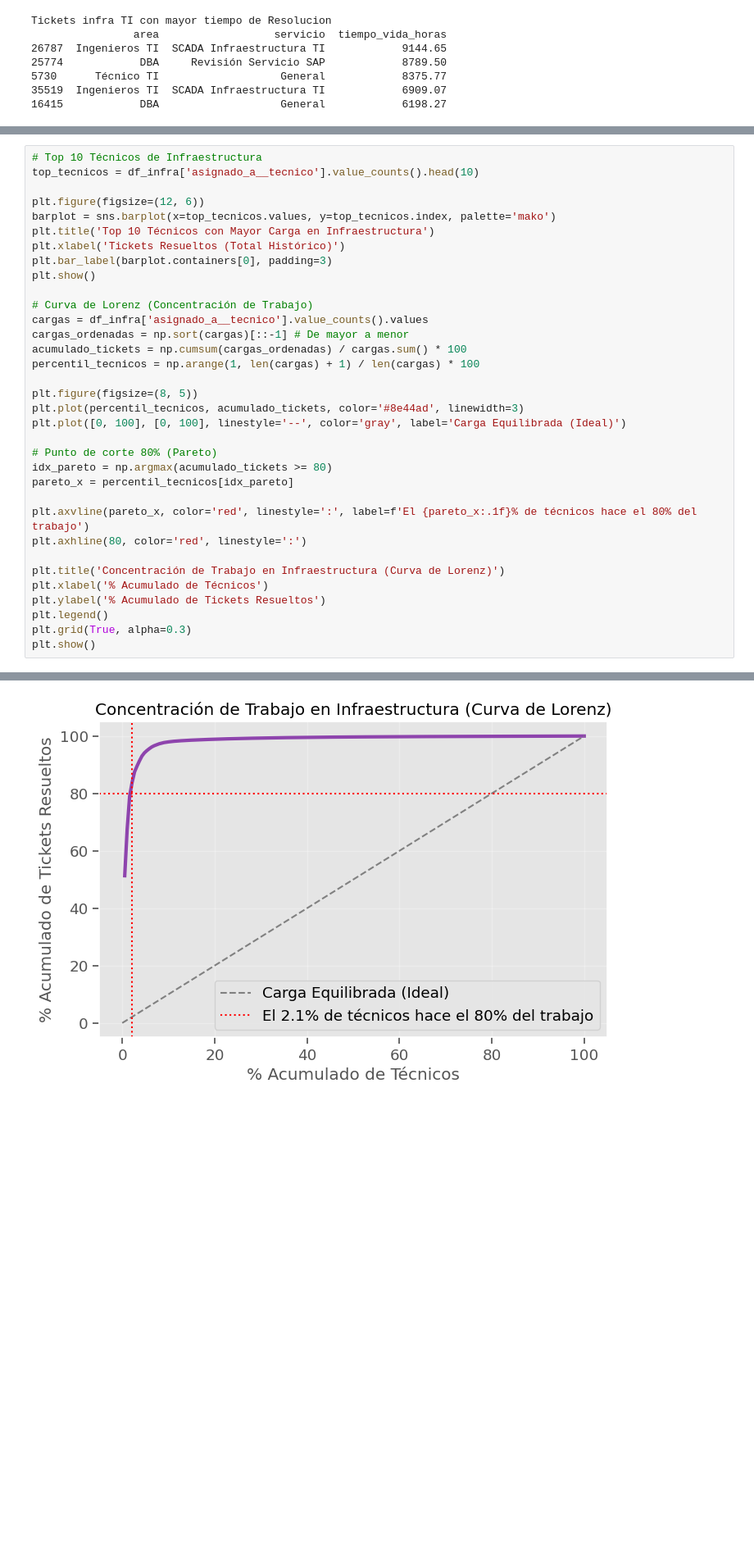
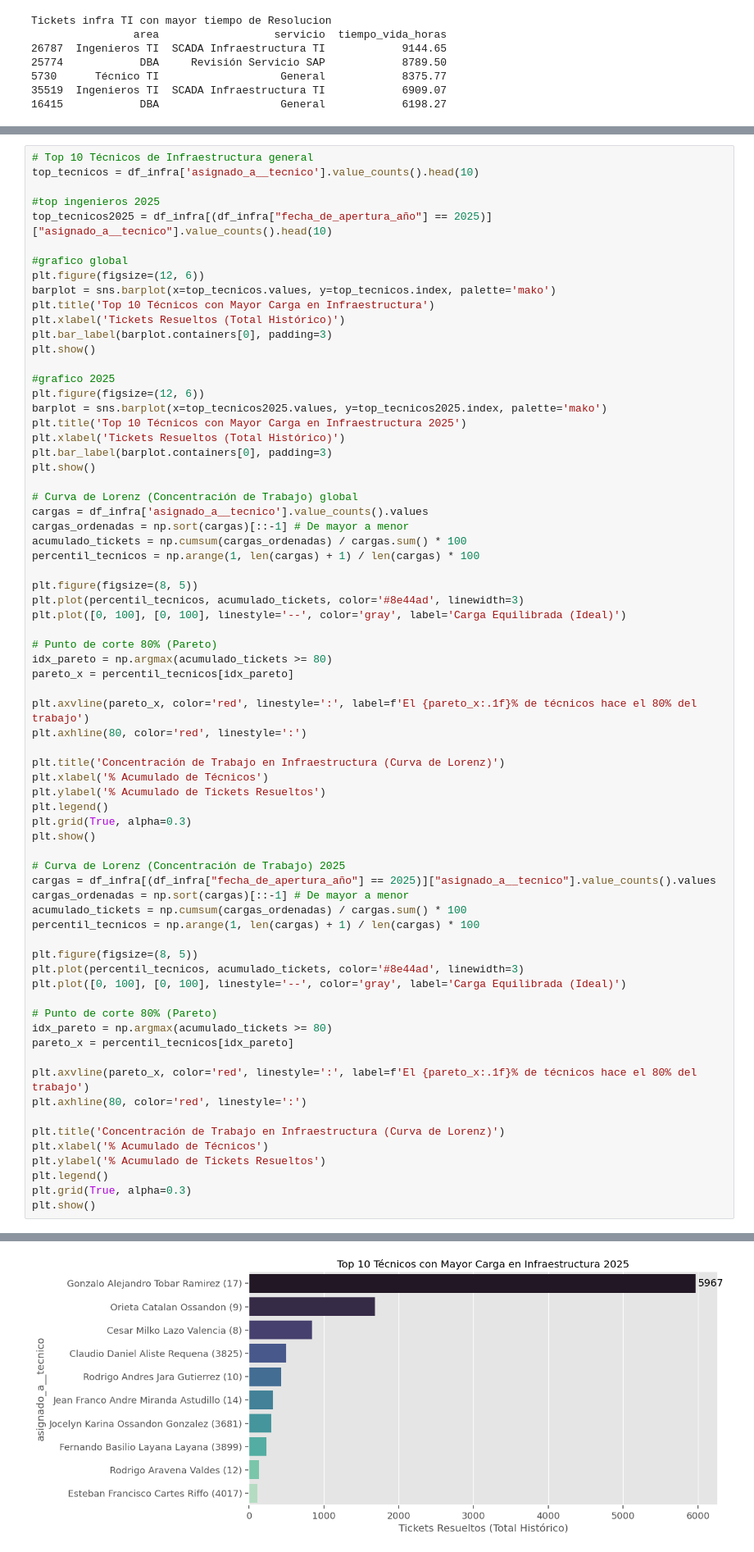
Before and after one commit to NicoFuentese/historical-analysis-management-tickets, a Jupyter notebook: notebooks/3.1-EDA_Infraestructura-TI.ipynb, the cells around one changed output, grey strips where cells are left out. Shown at 82% size. Drawn from its saved outputs; the diff is of its cells as text; blank space fills up the shorter version.

Commit message:
finiquitacion EDA infra TI

```diff
--- a/notebooks/3.1-EDA_Infraestructura-TI.ipynb
+++ b/notebooks/3.1-EDA_Infraestructura-TI.ipynb
@@ -253,7 +269,11 @@ Sin Categoria       64           68.70                 2                32.00
 # %%
-# Top 10 Técnicos de Infraestructura
+# Top 10 Técnicos de Infraestructura general
 top_tecnicos = df_infra['asignado_a__tecnico'].value_counts().head(10)
 
+#top ingenieros 2025
+top_tecnicos2025 = df_infra[(df_infra["fecha_de_apertura_año"] == 2025)]["asignado_a__tecnico"].value_counts().head(10)
+
+#grafico global
 plt.figure(figsize=(12, 6))
 barplot = sns.barplot(x=top_tecnicos.values, y=top_tecnicos.index, palette='mako')
 plt.title('Top 10 Técnicos con Mayor Carga en Infraestructura')
@@ -261,7 +281,15 @@ plt.xlabel('Tickets Resueltos (Total Histórico)')
 plt.bar_label(barplot.containers[0], padding=3)
 plt.show()
 
-# Curva de Lorenz (Concentración de Trabajo)
+#grafico 2025
+plt.figure(figsize=(12, 6))
+barplot = sns.barplot(x=top_tecnicos2025.values, y=top_tecnicos2025.index, palette='mako')
+plt.title('Top 10 Técnicos con Mayor Carga en Infraestructura 2025')
+plt.xlabel('Tickets Resueltos (Total Histórico)')
+plt.bar_label(barplot.containers[0], padding=3)
+plt.show()
+
+# Curva de Lorenz (Concentración de Trabajo) global
 cargas = df_infra['asignado_a__tecnico'].value_counts().values
 cargas_ordenadas = np.sort(cargas)[::-1] # De mayor a menor
 acumulado_tickets = np.cumsum(cargas_ordenadas) / cargas.sum() * 100
@@ -284,6 +312,30 @@ plt.ylabel('% Acumulado de Tickets Resueltos')
 plt.legend()
 plt.grid(True, alpha=0.3)
 plt.show()
+
+# Curva de Lorenz (Concentración de Trabajo) 2025
+cargas = df_infra[(df_infra["fecha_de_apertura_año"] == 2025)]["asignado_a__tecnico"].value_counts().values
+cargas_ordenadas = np.sort(cargas)[::-1] # De mayor a menor
+acumulado_tickets = np.cumsum(cargas_ordenadas) / cargas.sum() * 100
+percentil_tecnicos = np.arange(1, len(cargas) + 1) / len(cargas) * 100
+
+plt.figure(figsize=(8, 5))
+plt.plot(percentil_tecnicos, acumulado_tickets, color='#8e44ad', linewidth=3)
+plt.plot([0, 100], [0, 100], linestyle='--', color='gray', label='Carga Equilibrada (Ideal)')
+
+# Punto de corte 80% (Pareto)
+idx_pareto = np.argmax(acumulado_tickets >= 80)
+pareto_x = percentil_tecnicos[idx_pareto]
+
+plt.axvline(pareto_x, color='red', linestyle=':', label=f'El {pareto_x:.1f}% de técnicos hace el 80% del trabajo')
+plt.axhline(80, color='red', linestyle=':')
+
+plt.title('Concentración de Trabajo en Infraestructura (Curva de Lorenz)')
+plt.xlabel('% Acumulado de Técnicos')
+plt.ylabel('% Acumulado de Tickets Resueltos')
+plt.legend()
+plt.grid(True, alpha=0.3)
+plt.show()
 # %% [output]
 Passing `palette` without assigning `hue` is deprecated and will be removed in v0.14.0. Assign the `y` variable to `hue` and set `legend=False` for the same effect.
 
@@ -292 +347 @@ Passing `palette` without assigning `hue` is deprecated and will be removed in v
-[figure, old version]
+[figure, new version]
```
Also changed, not shown: parts of 20 cells of this notebook, 2 other files.
